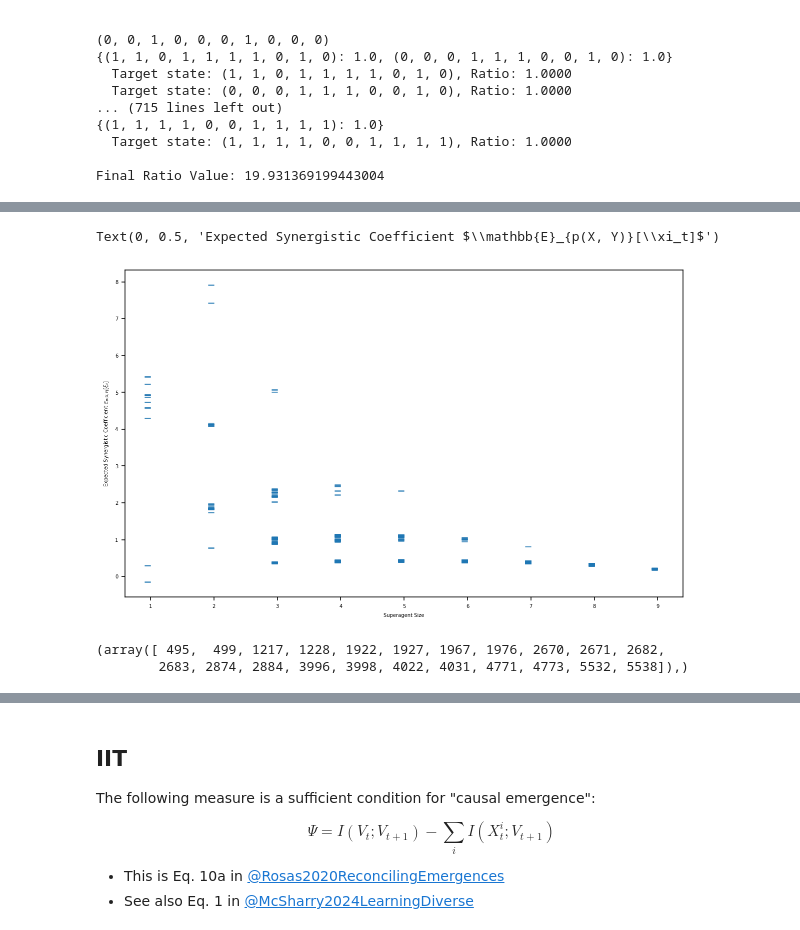
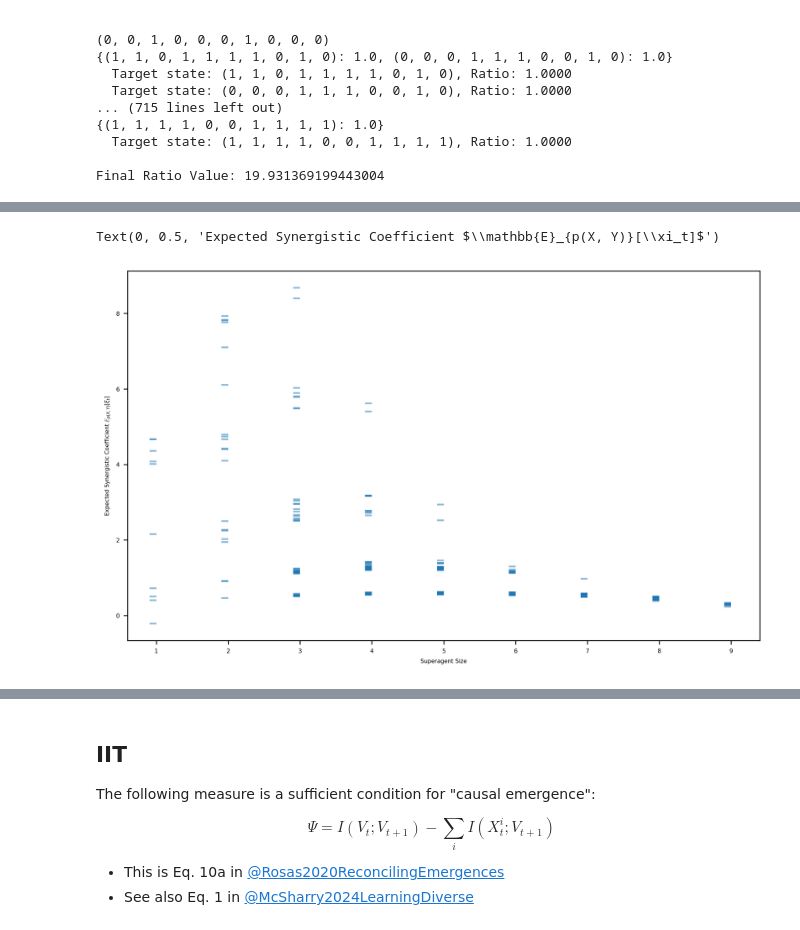
Before and after one commit to RuizSerra/factorised-MA-AIF-notebooks, a Jupyter notebook: dit-analysis.ipynb, the cells around one changed output, grey strips where cells are left out. Saved outputs shown, nothing was run; the diff lists cells and outputs as text; code cells hidden in the pictures.

```diff
--- a/dit-analysis.ipynb
+++ b/dit-analysis.ipynb
@@ -1123,18 +1120,13 @@ len(all_synergistic_coefficients), len(superagent_sizes)
 # %%
-plt.figure(figsize=(10, 6))
+plt.figure(figsize=(10, 6), dpi=150)
 plt.scatter(
     superagent_sizes,
     all_synergistic_coefficients,
-    alpha=0.1,
+    alpha=0.5,
     marker=0,
 )
 plt.xlabel("Superagent Size")
 plt.ylabel(r"Expected Synergistic Coefficient $\mathbb{E}_{p(X, Y)}[\xi_t]$")
 # %% [output]
 Text(0, 0.5, 'Expected Synergistic Coefficient $\\mathbb{E}_{p(X, Y)}[\\xi_t]$')
-[figure, old version]
+[figure, new version]
-# %%
-np.where(all_synergistic_coefficients > 6)
-# %% [output]
-(array([ 495,  499, 1217, 1228, 1922, 1927, 1967, 1976, 2670, 2671, 2682,
-        2683, 2874, 2884, 3996, 3998, 4022, 4031, 4771, 4773, 5532, 5538]),)
```
Also changed, not shown: parts of 28 cells of this notebook, 1 other file.
